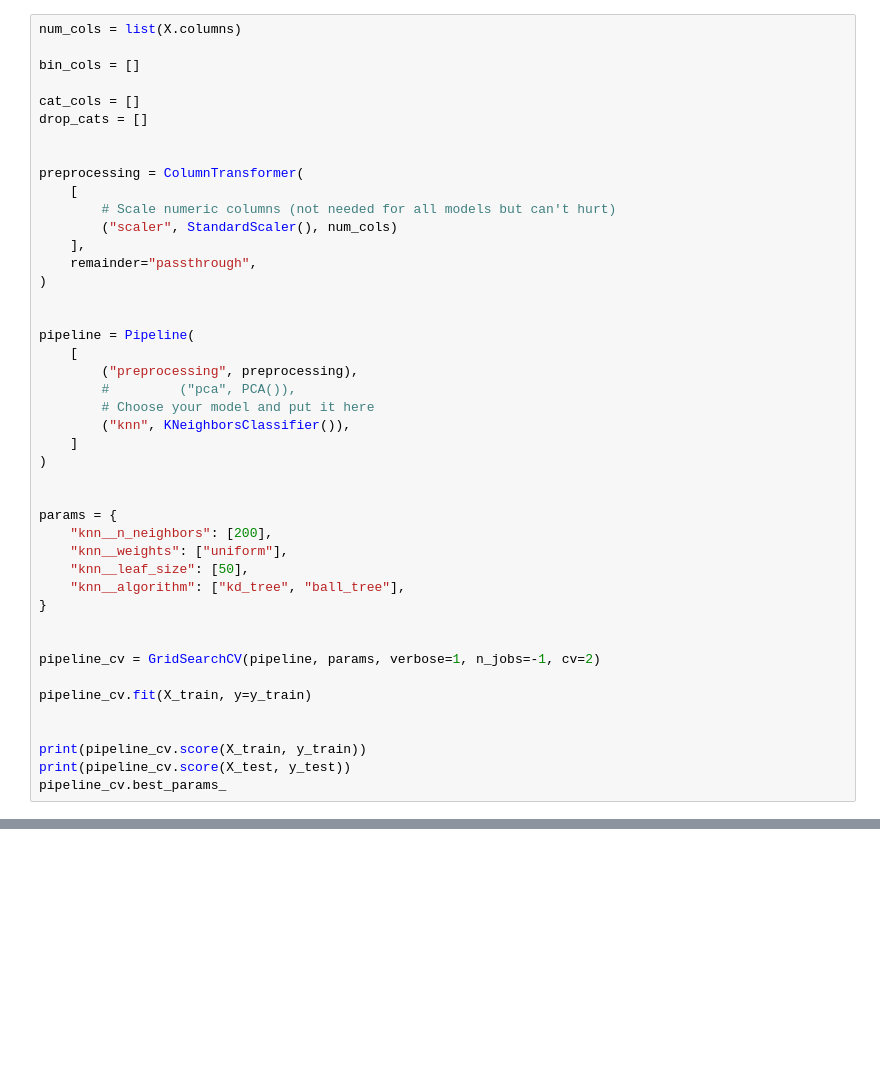
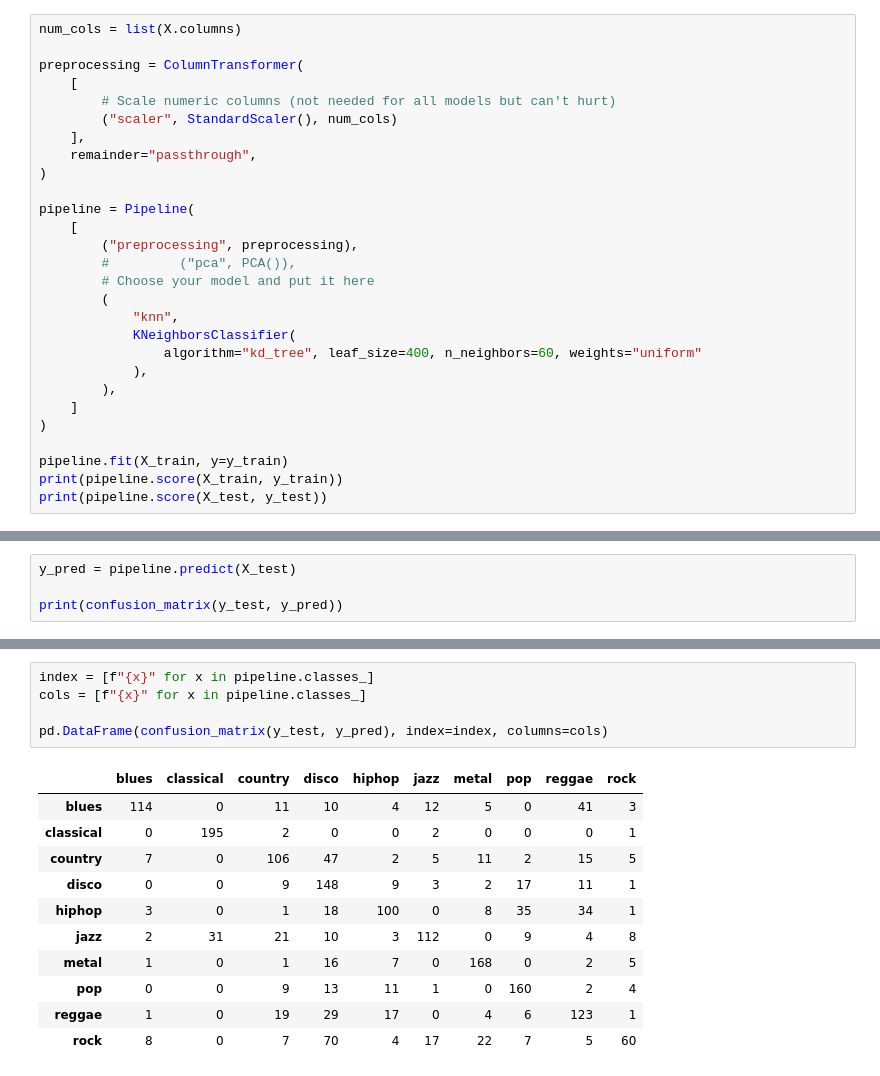
Before and after one commit to 0-b1t/genre_classification, a Jupyter notebook: models_redo/knn_a.ipynb, the cells around one changed output, grey strips where cells are left out. Cells and saved outputs as stored; diff of their text form; blank space fills up the shorter version.

```diff
--- a/models_redo/knn_a.ipynb
+++ b/models_redo/knn_a.ipynb
@@ -184,11 +228,5 @@ set()
 # %%
 num_cols = list(X.columns)
-
-bin_cols = []
-
-cat_cols = []
-drop_cats = []
-
 
 preprocessing = ColumnTransformer(
     [
@@ -198,31 +236,21 @@ preprocessing = ColumnTransformer(
     remainder="passthrough",
 )
 
-
 pipeline = Pipeline(
     [
         ("preprocessing", preprocessing),
         #         ("pca", PCA()),
         # Choose your model and put it here
-        ("knn", KNeighborsClassifier()),
+        (
+            "knn",
+            KNeighborsClassifier(
+                algorithm="kd_tree", leaf_size=400, n_neighbors=60, weights="uniform"
+            ),
+        ),
     ]
 )
 
-
-params = {
-    "knn__n_neighbors": [200],
-    "knn__weights": ["uniform"],
-    "knn__leaf_size": [50],
-    "knn__algorithm": ["kd_tree", "ball_tree"],
-}
-
-
-pipeline_cv = GridSearchCV(pipeline, params, verbose=1, n_jobs=-1, cv=2)
-
-pipeline_cv.fit(X_train, y=y_train)
-
-
-print(pipeline_cv.score(X_train, y_train))
-print(pipeline_cv.score(X_test, y_test))
-pipeline_cv.best_params_
+pipeline.fit(X_train, y=y_train)
+print(pipeline.score(X_train, y_train))
+print(pipeline.score(X_test, y_test))
 # %% [output]
@@ -246,0 +260,4 @@ pipeline_cv.best_params_
+# %%
+y_pred = pipeline.predict(X_test)
+
+print(confusion_matrix(y_test, y_pred))
@@ -246,0 +276,17 @@ pipeline_cv.best_params_
+# %%
+index = [f"{x}" for x in pipeline.classes_]
+cols = [f"{x}" for x in pipeline.classes_]
+
+pd.DataFrame(confusion_matrix(y_test, y_pred), index=index, columns=cols)
+# %% [output]
+|  | blues | classical | country | disco | hiphop | jazz | metal | pop | reggae | rock |
+| blues | 114 | 0 | 11 | 10 | 4 | 12 | 5 | 0 | 41 | 3 |
+| classical | 0 | 195 | 2 | 0 | 0 | 2 | 0 | 0 | 0 | 1 |
+| country | 7 | 0 | 106 | 47 | 2 | 5 | 11 | 2 | 15 | 5 |
+| disco | 0 | 0 | 9 | 148 | 9 | 3 | 2 | 17 | 11 | 1 |
+| hiphop | 3 | 0 | 1 | 18 | 100 | 0 | 8 | 35 | 34 | 1 |
+| jazz | 2 | 31 | 21 | 10 | 3 | 112 | 0 | 9 | 4 | 8 |
+| metal | 1 | 0 | 1 | 16 | 7 | 0 | 168 | 0 | 2 | 5 |
+| pop | 0 | 0 | 9 | 13 | 11 | 1 | 0 | 160 | 2 | 4 |
+| reggae | 1 | 0 | 19 | 29 | 17 | 0 | 4 | 6 | 123 | 1 |
+| rock | 8 | 0 | 7 | 70 | 4 | 17 | 22 | 7 | 5 | 60 |
```
Also changed, not shown: parts of 23 cells of this notebook, 5 other files.
